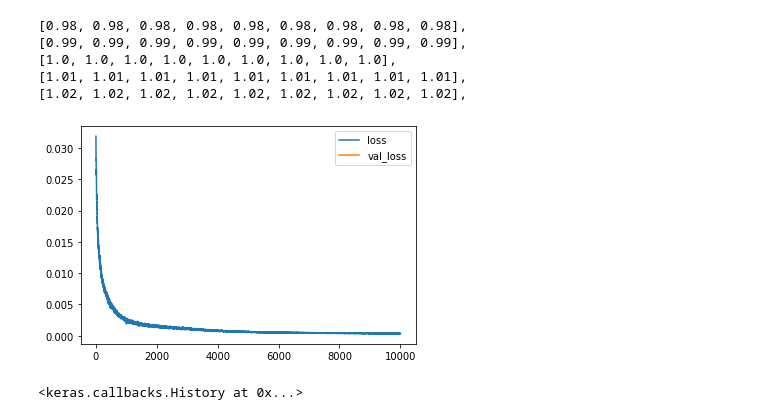
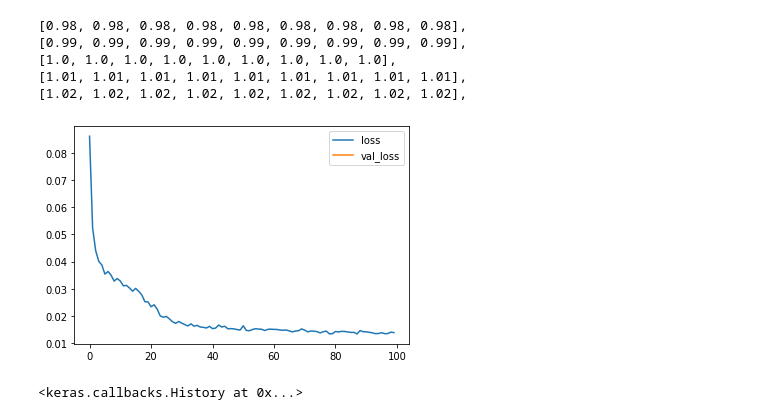
Before and after one commit to monoastro/handyCode, a Jupyter notebook: ArduinoWeightTrainer.py/weightsTrainer.ipynb, the cells around one changed output. Cells and saved outputs as stored; diff of their text form; code cells hidden in the pictures.

```diff
--- a/ArduinoWeightTrainer.py/weightsTrainer.ipynb
+++ b/ArduinoWeightTrainer.py/weightsTrainer.ipynb
@@ -319,12 +276,13 @@ model = Sequential()
 
 IN = x_train.shape[1]
 
-HIDDEN = IN + 10
+HIDDEN = IN + 1
 OUT = y_train.shape[1]
 
 
-model.add(Dense(units=HIDDEN, activation='sigmoid', input_dim=IN))
-model.add(Dense(units=OUT, activation='linear'))`
+model.add(Dense(units=HIDDEN, activation='relu', input_dim=IN))
+#model.add(Dense(units=HIDDEN, activation='relu', input_dim=IN))
+model.add(Dense(units=OUT, activation='linear'))
 
 model.compile(loss = 'mean_squared_error', optimizer=optimizers.SGD(lr=0.4))
 # %%
@@ -355,9 +313,9 @@ class PlotLosses(keras.callbacks.Callback):
 
 plot_losses = PlotLosses()
 # %%
-model.fit(x_train, y_train, epochs=10000, batch_size=1, verbose=False, callbacks=[plot_losses])
+model.fit(x_train, y_train, epochs=100, batch_size=1, verbose=False, callbacks=[plot_losses])
 # %% [output]
-[figure, old version]
+[figure, new version]
 <keras.callbacks.History at 0x...>
 # %%
 predictions = model.predict(x_train).tolist()
```
Also changed, not shown: parts of 4 cells of this notebook, 17 other files.
